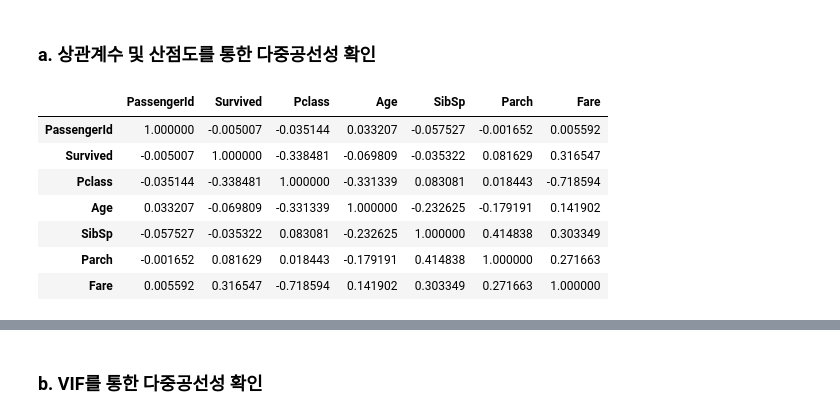
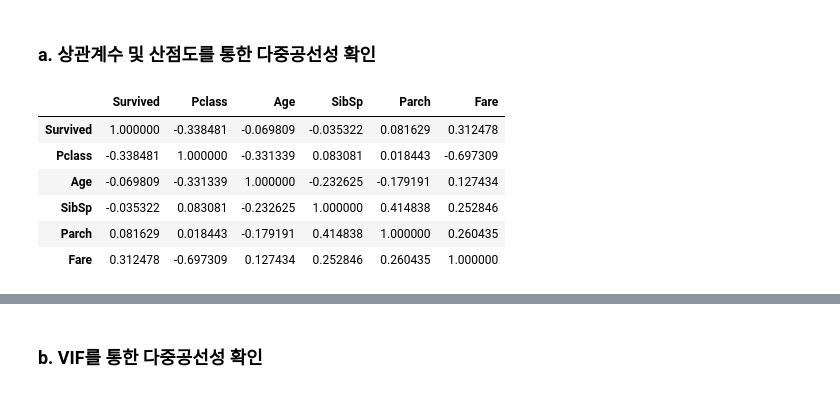
Before and after one commit to lululunay/cloud, a Jupyter notebook: 타이타닉_데이터를 활용한 데이터 분석 (실습파일).ipynb, the cells around one changed output, grey strips where cells are left out. Cells and saved outputs as stored; diff of their text form; code cells hidden in the pictures.

```diff
--- a/타이타닉_데이터를 활용한 데이터 분석 (실습파일).ipynb
+++ b/타이타닉_데이터를 활용한 데이터 분석 (실습파일).ipynb
@@ -367,7 +367,7 @@ print(Fare_IQR25, Fare_IQR75)
 # %%
 from scipy.stats.mstats import winsorize
 # %%
-train['Fare'] = winsorize(train['Fare'], limits=[0.05, 0.1])
+train['Fare'] = winsorize(train['Fare'], limits=[0.05, 0.05])
 # %%
 train[['Fare']].boxplot()
 # %% [output]
@@ -407,16 +407,16 @@ train.boxplot()
 # %%
 # 1) 독립변수, 종속변수 설정
 y = train[['Survived']]
-x = train
+x = train[['Survived', 'Pclass', 'Age', 'SibSp', 'Parch', 'Fare']]
 
 # 2)상관행렬 보기
-x.corr()
+corrw = x.corr()
+corrw
 # %% [output]
-|  | PassengerId | Survived | Pclass | Age | SibSp | Parch | Fare |
-| PassengerId | 1.000000 | -0.005007 | -0.035144 | 0.033207 | -0.057527 | -0.001652 | 0.005592 |
-| Survived | -0.005007 | 1.000000 | -0.338481 | -0.069809 | -0.035322 | 0.081629 | 0.316547 |
-| Pclass | -0.035144 | -0.338481 | 1.000000 | -0.331339 | 0.083081 | 0.018443 | -0.718594 |
-| Age | 0.033207 | -0.069809 | -0.331339 | 1.000000 | -0.232625 | -0.179191 | 0.141902 |
-| SibSp | -0.057527 | -0.035322 | 0.083081 | -0.232625 | 1.000000 | 0.414838 | 0.303349 |
-| Parch | -0.001652 | 0.081629 | 0.018443 | -0.179191 | 0.414838 | 1.000000 | 0.271663 |
-| Fare | 0.005592 | 0.316547 | -0.718594 | 0.141902 | 0.303349 | 0.271663 | 1.000000 |
+|  | Survived | Pclass | Age | SibSp | Parch | Fare |
+| Survived | 1.000000 | -0.338481 | -0.069809 | -0.035322 | 0.081629 | 0.312478 |
+| Pclass | -0.338481 | 1.000000 | -0.331339 | 0.083081 | 0.018443 | -0.697309 |
+| Age | -0.069809 | -0.331339 | 1.000000 | -0.232625 | -0.179191 | 0.127434 |
+| SibSp | -0.035322 | 0.083081 | -0.232625 | 1.000000 | 0.414838 | 0.252846 |
+| Parch | 0.081629 | 0.018443 | -0.179191 | 0.414838 | 1.000000 | 0.260435 |
+| Fare | 0.312478 | -0.697309 | 0.127434 | 0.252846 | 0.260435 | 1.000000 |
```
Also changed, not shown: parts of 17 cells of this notebook.
